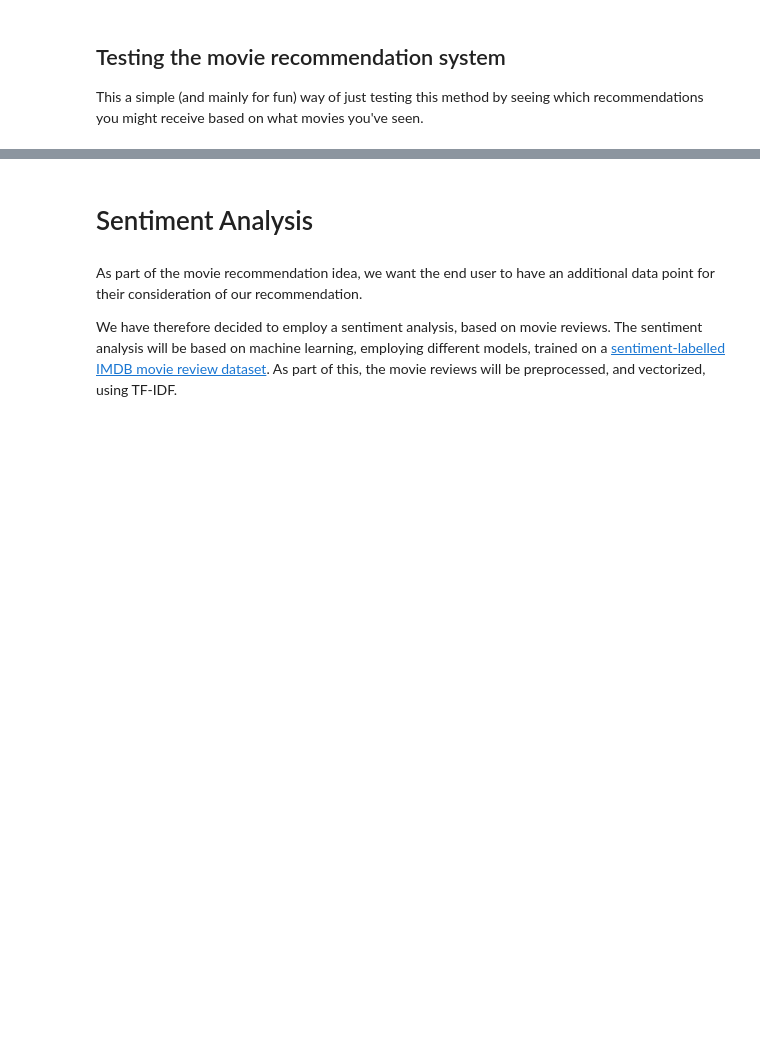
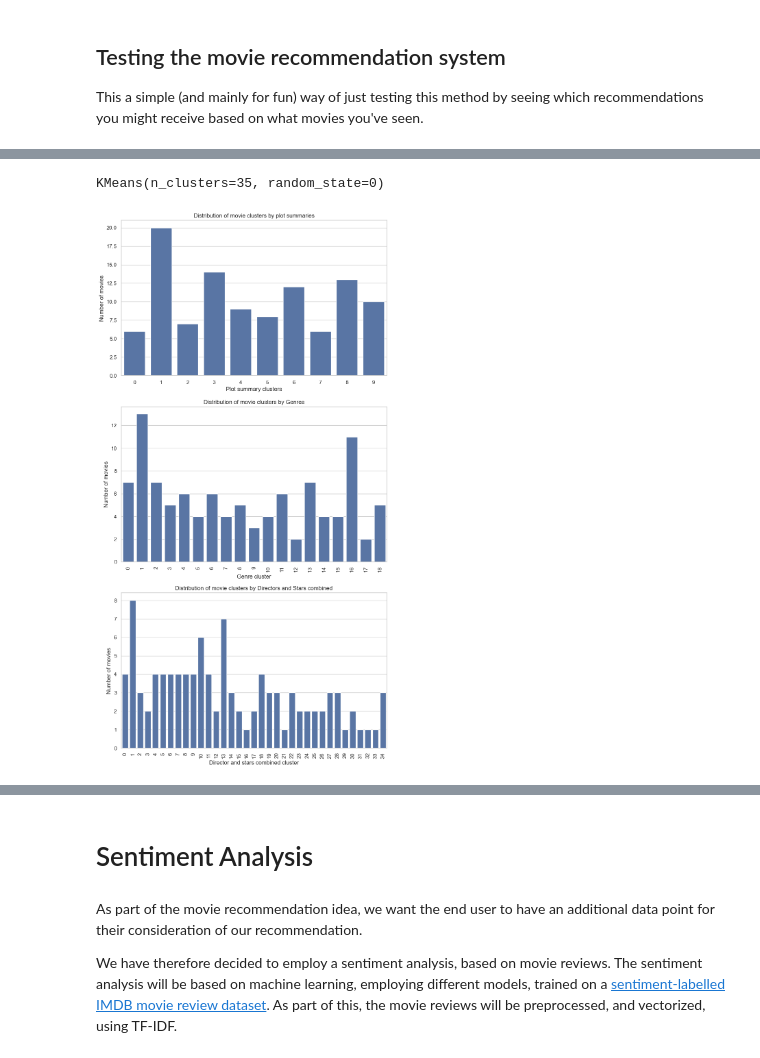
Before and after one commit to JasonMerit/ComputationalTools, a Jupyter notebook: Project/Combined_notebook.ipynb, the cells around one changed output, grey strips where cells are left out. Saved outputs shown, nothing was run; the diff lists cells and outputs as text; code cells hidden in the pictures; blank space fills up the shorter version.

Commit message:
Final combined notebook

```diff
--- a/Project/Combined_notebook.ipynb
+++ b/Project/Combined_notebook.ipynb
@@ -544,0 +617,75 @@ Based on the movie: The Break Up Man, we recommend the following:
+# %%
+# Create the clusters using K-means on Summary plot, Genre and combined Directors and stars
+# clusters for summary plot
+n= 105
+kmean = KMeans(n_clusters = round(n / 10), random_state=0, n_init="auto")
+kmean.fit(tf)
+
+# Cluster for genre
+kmean_ge = KMeans(n_clusters= 19, random_state=0, n_init="auto")
+kmean_ge.fit(tf_genre)
+
+# Cluster for stars
+kmean_st = KMeans(n_clusters= round(n / 3), random_state=0, n_init="auto")
+kmean_st.fit(tf_stars)
+# %% [output]
+KMeans(n_clusters=35, random_state=0)
+# %%
+# convert summary plot, genre and combined directors and stars to vector
+des_vec = vector_c.transform(top_movies['Description'])
+ge_vec = vector_ge.transform(top_movies['Genre'])
+st_vec = vector_stars.transform(top_movies['Directors'] + top_movies['stars'])
+
+# Assign movie to cluster
+c = kmean.predict(des_vec)
+k = kmean_ge.predict(ge_vec)
+st = kmean_st.predict(st_vec)
+# %%
+# Replace the summary plot, Genre and combined Director and stars
+# with their respective assigned cluster in the dataframe of top movies
+top_movies['Description'] = c
+top_movies['Genre'] = k
+top_movies['Directors'] = st
+# %%
+# Visualization of the movie distribution on how the movies
+# the movies got assigned in clustering
+def show_distrubtion(top_movies):
+    """
+    Plots the distribution of how the movies are assigned to the different clusters in:
+    summary plot, Genre and Directors/stars
+    """
+    # Set the style for the plots
+    sns.set(style="whitegrid")
+
+    plt.figure(figsize=(10, 20))
+
+    # Plot for clusters
+    plt.subplot(3, 1, 1)
+    sns.countplot(x='Description', data=top_movies)
+    plt.xlabel('Plot summary clusters')
+    plt.ylabel('Number of movies')
+    plt.title("Distribution of movie clusters by plot summaries")
+    plt.xticks(rotation=0)
+
+    # Plot for categories
+    plt.subplot(3, 1, 2)
+    sns.countplot(x='Genre', data=top_movies)
+    plt.xlabel('Genre cluster')
+    plt.ylabel('Number of movies')
+    plt.title("Distribution of movie clusters by Genres")
+    plt.xticks(rotation=90)
+
+    # Plot for categories
+    plt.subplot(3, 1, 3)
+    sns.countplot(x='Directors', data=top_movies)
+    plt.xlabel('Director and stars combined cluster')
+    plt.ylabel('Number of movies')
+    plt.title("Distribution of movie clusters by Directors and Stars combined")
+    plt.xticks(rotation=90)
+
+    plt.savefig("distribution_of_clusters.png", format="PNG", bbox_inches="tight")  # Save the plot to a file
+
+    plt.show()
+show_distrubtion(top_movies)
+# %% [output]
+[figure, added]
```
Also changed, not shown: parts of 29 cells of this notebook, 4 other files.
